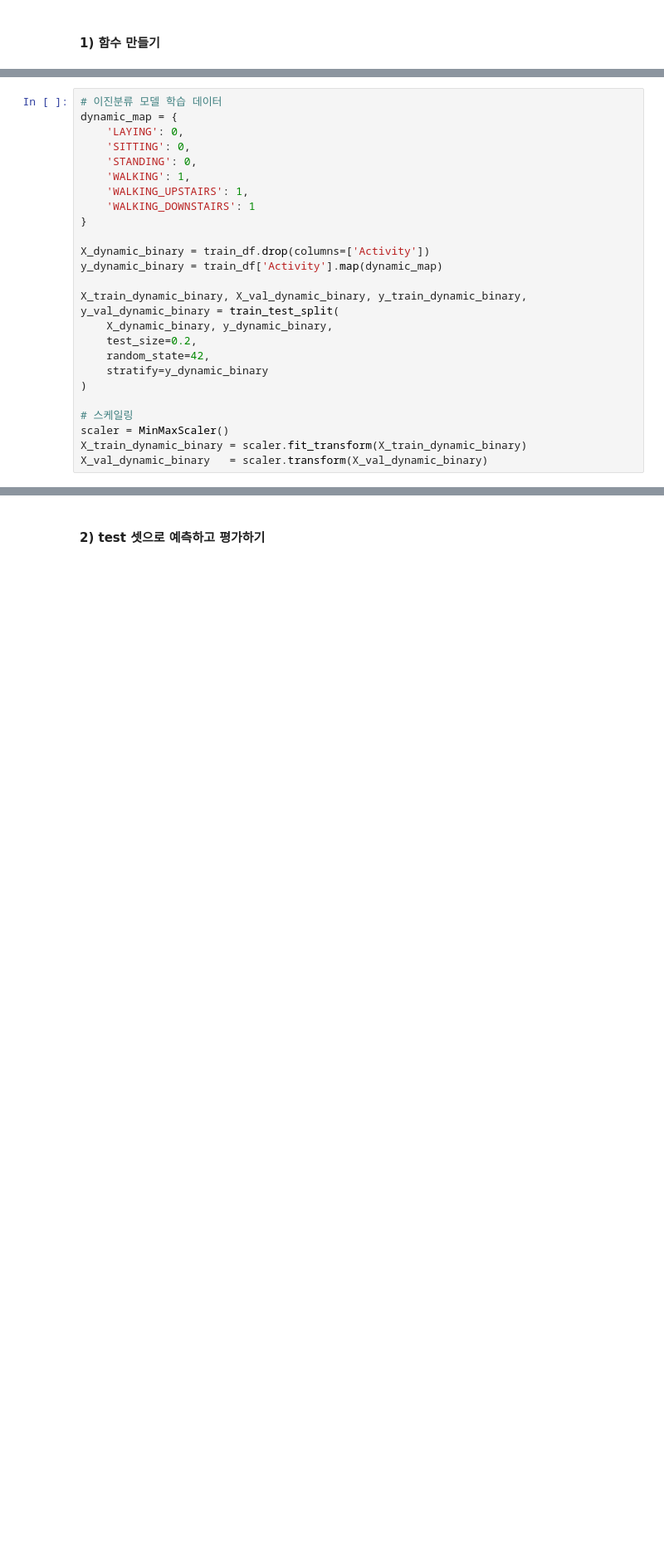
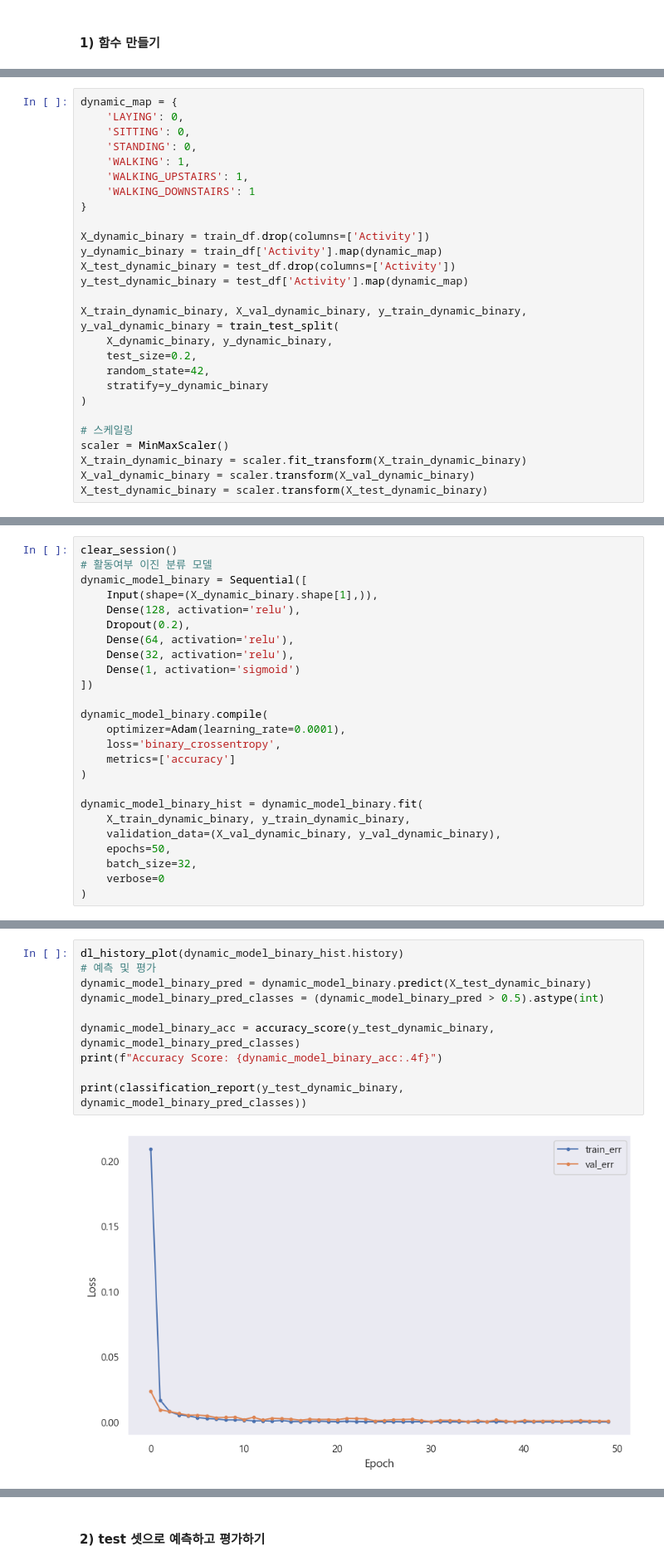
Before and after one commit to Sihyeon0123/AIVLE_School, a Jupyter notebook: 1차 미니프로젝트/스마트폰 센서 데이터 기반 모션 분류/3.단계별 모델링.ipynb, the cells around one changed output, grey strips where cells are left out. Shown at 83% size. Saved outputs shown, nothing was run; the diff lists cells and outputs as text; blank space fills up the shorter version.

```diff
--- a/1차 미니프로젝트/스마트폰 센서 데이터 기반 모션 분류/3.단계별 모델링.ipynb
+++ b/1차 미니프로젝트/스마트폰 센서 데이터 기반 모션 분류/3.단계별 모델링.ipynb
@@ -649,5 +651,4 @@ y_test = test_df['Activity']
 # %%
-# 이진분류 모델 학습 데이터
 dynamic_map = {
     'LAYING': 0,
     'SITTING': 0,
@@ -659,6 +660,8 @@ dynamic_map = {
 
 X_dynamic_binary = train_df.drop(columns=['Activity'])
 y_dynamic_binary = train_df['Activity'].map(dynamic_map)
+X_test_dynamic_binary = test_df.drop(columns=['Activity'])
+y_test_dynamic_binary = test_df['Activity'].map(dynamic_map)
 
 X_train_dynamic_binary, X_val_dynamic_binary, y_train_dynamic_binary, y_val_dynamic_binary = train_test_split(
     X_dynamic_binary, y_dynamic_binary,
@@ -670,4 +673,5 @@ X_train_dynamic_binary, X_val_dynamic_binary, y_train_dynamic_binary, y_val_dyna
 # 스케일링
 scaler = MinMaxScaler()
 X_train_dynamic_binary = scaler.fit_transform(X_train_dynamic_binary)
-X_val_dynamic_binary   = scaler.transform(X_val_dynamic_binary)
+X_val_dynamic_binary = scaler.transform(X_val_dynamic_binary)
+X_test_dynamic_binary = scaler.transform(X_test_dynamic_binary)
@@ -739,0 +757,25 @@ X_test = scaler_test.fit_transform(X_test)
+# %%
+clear_session()
+# 활동여부 이진 분류 모델
+dynamic_model_binary = Sequential([
+    Input(shape=(X_dynamic_binary.shape[1],)),
+    Dense(128, activation='relu'),
+    Dropout(0.2),
+    Dense(64, activation='relu'),
+    Dense(32, activation='relu'),
+    Dense(1, activation='sigmoid')
+])
+
+dynamic_model_binary.compile(
+    optimizer=Adam(learning_rate=0.0001),
+    loss='binary_crossentropy',
+    metrics=['accuracy']
+)
+
+dynamic_model_binary_hist = dynamic_model_binary.fit(
+    X_train_dynamic_binary, y_train_dynamic_binary,
+    validation_data=(X_val_dynamic_binary, y_val_dynamic_binary),
+    epochs=50,
+    batch_size=32,
+    verbose=0
+)
@@ -739,0 +800,12 @@ X_test = scaler_test.fit_transform(X_test)
+# %%
+dl_history_plot(dynamic_model_binary_hist.history)
+# 예측 및 평가
+dynamic_model_binary_pred = dynamic_model_binary.predict(X_test_dynamic_binary)
+dynamic_model_binary_pred_classes = (dynamic_model_binary_pred > 0.5).astype(int)
+
+dynamic_model_binary_acc = accuracy_score(y_test_dynamic_binary, dynamic_model_binary_pred_classes)
+print(f"Accuracy Score: {dynamic_model_binary_acc:.4f}")
+
+print(classification_report(y_test_dynamic_binary, dynamic_model_binary_pred_classes))
+# %% [output]
+[figure, added]
```
Also changed, not shown: parts of 21 cells of this notebook.
